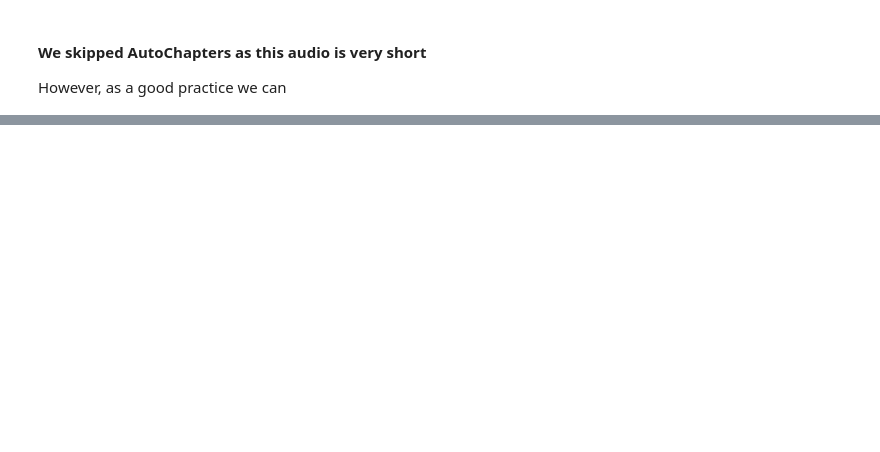
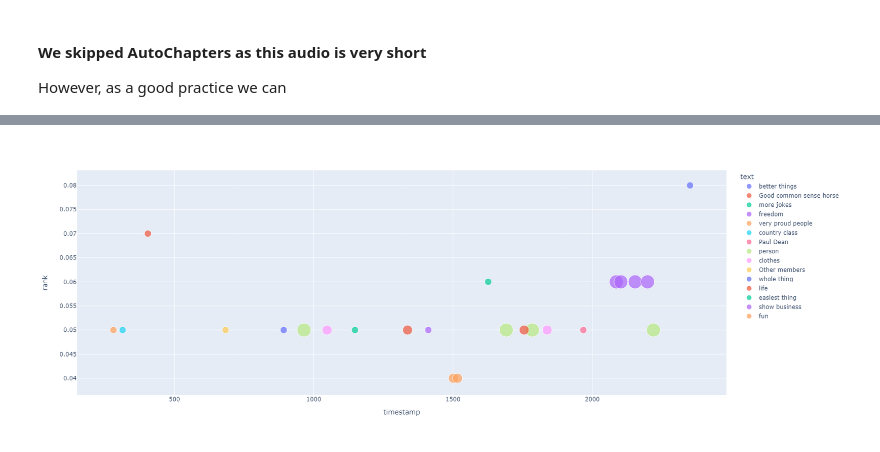
Before and after one commit to CharlesPizza/AudioAnalysisDollyParton, a Jupyter notebook: Dolly Parton.ipynb, the cells around one changed output, grey strips where cells are left out. Cells and saved outputs as stored; diff of their text form; code cells hidden in the pictures; blank space fills up the shorter version.

```diff
--- a/Dolly Parton.ipynb
+++ b/Dolly Parton.ipynb
@@ -216,2 +257,14 @@ highlights[['count', 'rank', 'text', 'timestamp']].hvplot.points(x="timestamp",
 # %% [output]
 [interactive output not drawn]
+# %%
+fig = px.scatter(data_frame=highlights, x='timestamp', y='rank', color='text', size=gen_count_size(highlights),hover_name='speaker',hover_data={'speaker':True, 'text':True, 'timestamp':True, 'count':True},height=600)
+fig.update_layout(
+    hoverlabel=dict(
+        bgcolor="white",
+        font_size=16,
+        font_family="Rockwell"
+    )
+)
+fig.show()
+# %% [output]
+[figure, added]
```
Also changed, not shown: parts of 11 cells of this notebook.
